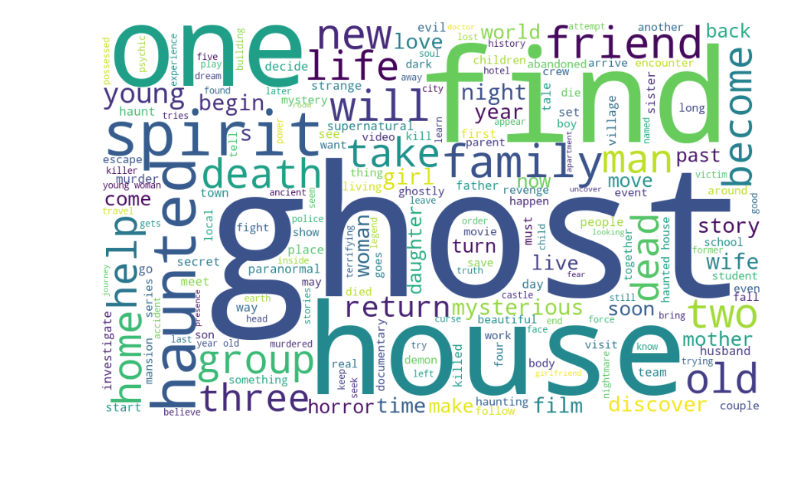
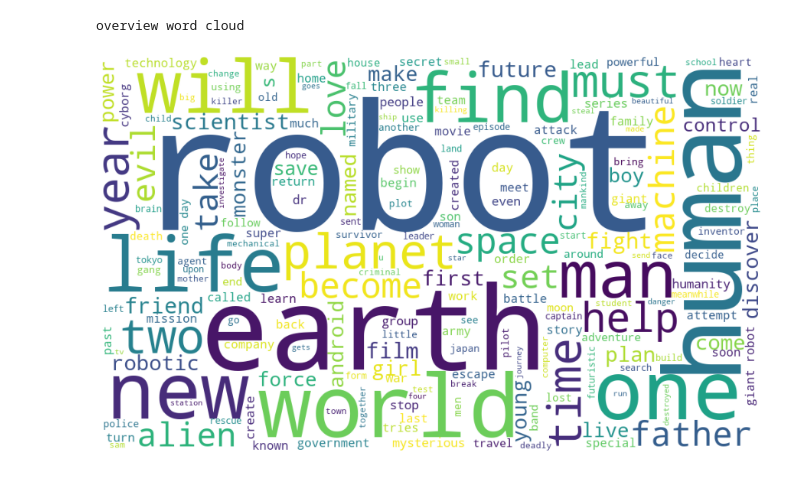
Before and after one commit to mziru/keyword-data-explorer, a Jupyter notebook: notebook.ipynb, the cells around one changed output. Saved outputs shown, nothing was run; the diff lists cells and outputs as text; code cells hidden in the pictures.

```diff
--- a/notebook.ipynb
+++ b/notebook.ipynb
@@ -99,3 +118,5 @@ total results:  1511
+# %%
+df_orig = build_dataset(ids, '1a639c8e33a30017bb883bf46d80f183')
 # %%
 df = df_orig.dropna(subset=['release_date'])
 df['release_date'] = pd.to_datetime(df['release_date'])
@@ -224,38 +251,45 @@ plt.show()
 # %%
 from wordcloud import WordCloud, STOPWORDS
 
 overview_words = ''
 stopwords = set(STOPWORDS)
+text_cols = [
+            # 'title',
+            # 'tagline',
+            'overview'
+            ]
+# iterate through the data
+for col in text_cols:
+    for val in df[col]:
 
-# iterate through the data
-for val in df['overview']:
+        # typecaste each val to string
+        val = str(val)
 
-    # typecaste each val to string
-    val = str(val)
+        # split the value
+        tokens = val.split()
 
-    # split the value
-    tokens = val.split()
+        # Converts each token into lowercase
+        for i in range(len(tokens)):
+            tokens[i] = tokens[i].lower()
 
-    # Converts each token into lowercase
-    for i in range(len(tokens)):
-        tokens[i] = tokens[i].lower()
+        overview_words += " ".join(tokens)+" "
 
-    overview_words += " ".join(tokens)+" "
+    wordcloud = WordCloud(width = 1000, height = 600,
+                    background_color ='white',
+                    stopwords = stopwords,
+                    min_font_size = 10).generate(overview_words)
 
-wordcloud = WordCloud(width = 1000, height = 600,
-                background_color ='white',
-                stopwords = stopwords,
-                min_font_size = 10).generate(overview_words)
+    # plot the WordCloud image
+    plt.figure(figsize = (12, 10), facecolor = None)
+    plt.imshow(wordcloud)
+    plt.axis("off")
+    plt.tight_layout(pad = 0)
 
-# plot the WordCloud image
-plt.figure(figsize = (12, 10), facecolor = None)
-plt.imshow(wordcloud)
-plt.axis("off")
-plt.tight_layout(pad = 0)
-
-plt.show()
+    print(col, 'word cloud')
+    plt.show()
 # %% [output]
+overview word cloud
-[figure, old version]
+[figure, new version]
 # %%
 poster_df = df[df['poster_path'].notna()].sort_values('year')
 poster_df = poster_df[['year', 'title', 'poster_path']].dropna()
```
Also changed, not shown: parts of 9 cells of this notebook, 2 other files.
